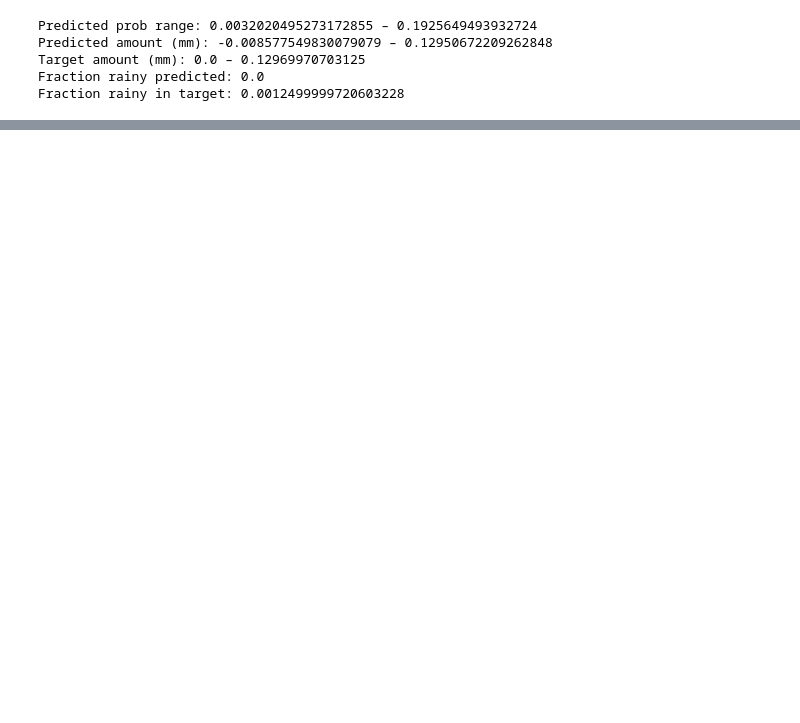
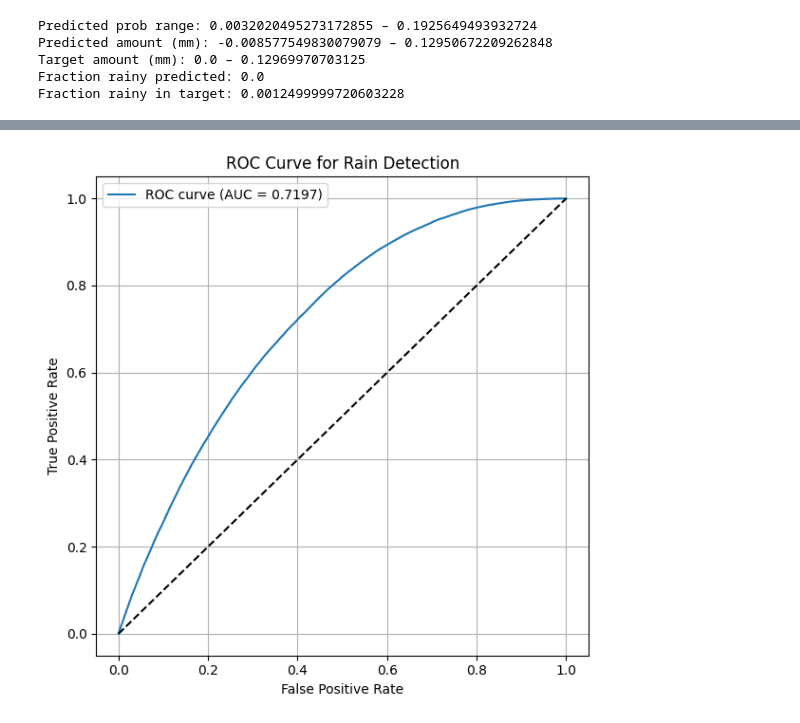
Before and after one commit to CarlaMailin/Predicting-the-Future---Machine-Learning-Weather-Prediction-Model, a Jupyter notebook: topics/training on wrong years - Mailin/CNNLSTM_train_10_years.ipynb, the cells around one changed output, grey strips where cells are left out. Saved outputs shown, nothing was run; the diff lists cells and outputs as text; code cells hidden in the pictures; blank space fills up the shorter version.

```diff
--- a/topics/training on wrong years - Mailin/CNNLSTM_train_10_years.ipynb
+++ b/topics/training on wrong years - Mailin/CNNLSTM_train_10_years.ipynb
@@ -513,3 +565,25 @@ plt.show()
+# %%
+## ROC curve
+probs_flat     = probs.reshape(-1)               # probs already sigmoid'ed earlier
+targets_mm_flat = targets_mm.reshape(-1)         # ground truth in mm
+target_binary  = targets_mm_flat > 0.01          # same threshold used above
+
+fpr, tpr, _ = roc_curve(target_binary, probs_flat)
+roc_auc = auc(fpr, tpr)
+
+plt.figure(figsize=(6, 6))
+plt.plot(fpr, tpr, label=f'ROC curve (AUC = {roc_auc:.4f})')
+plt.plot([0, 1], [0, 1], 'k--')
+plt.title('ROC Curve for Rain Detection')
+plt.xlabel('False Positive Rate')
+plt.ylabel('True Positive Rate')
+plt.legend()
+plt.grid(True)
+plt.tight_layout()
+plt.savefig('plots/roc_curve.png', dpi=150)
+plt.show()
+# %% [output]
+[figure, added]
 # %%
 # save after fitting scaler in training script
 np.save("data/ssrd_train_mean.npy", np.array([ssrd_mean]))
```
Also changed, not shown: parts of 11 cells of this notebook, 23 other files.
